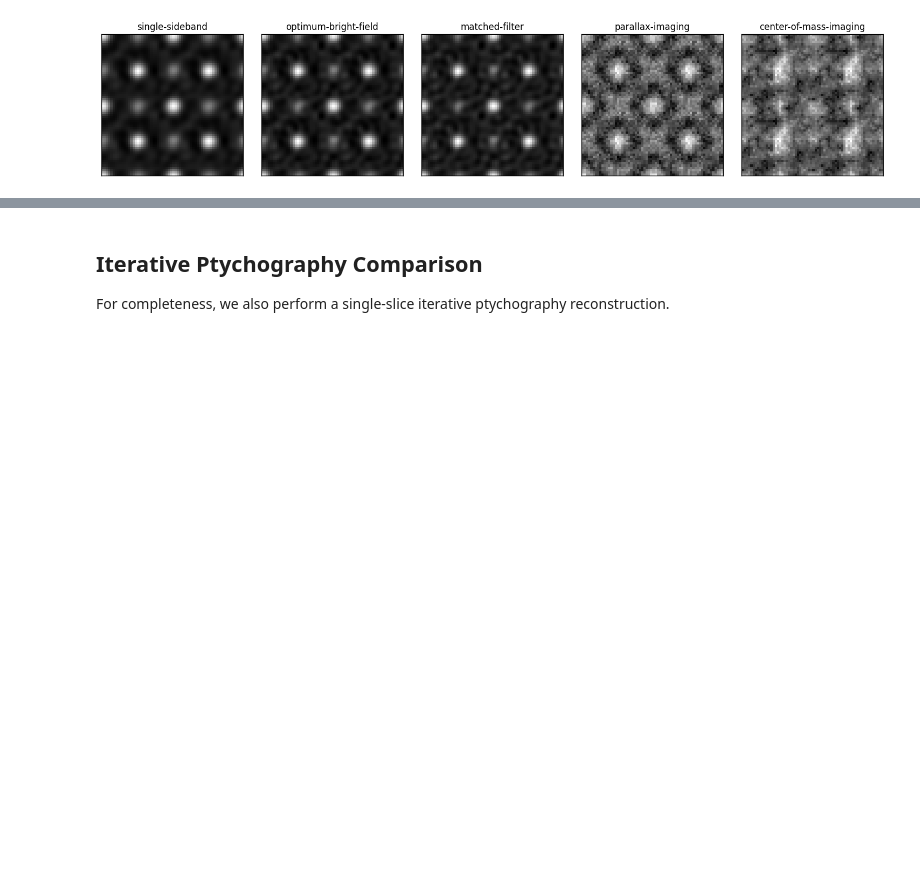
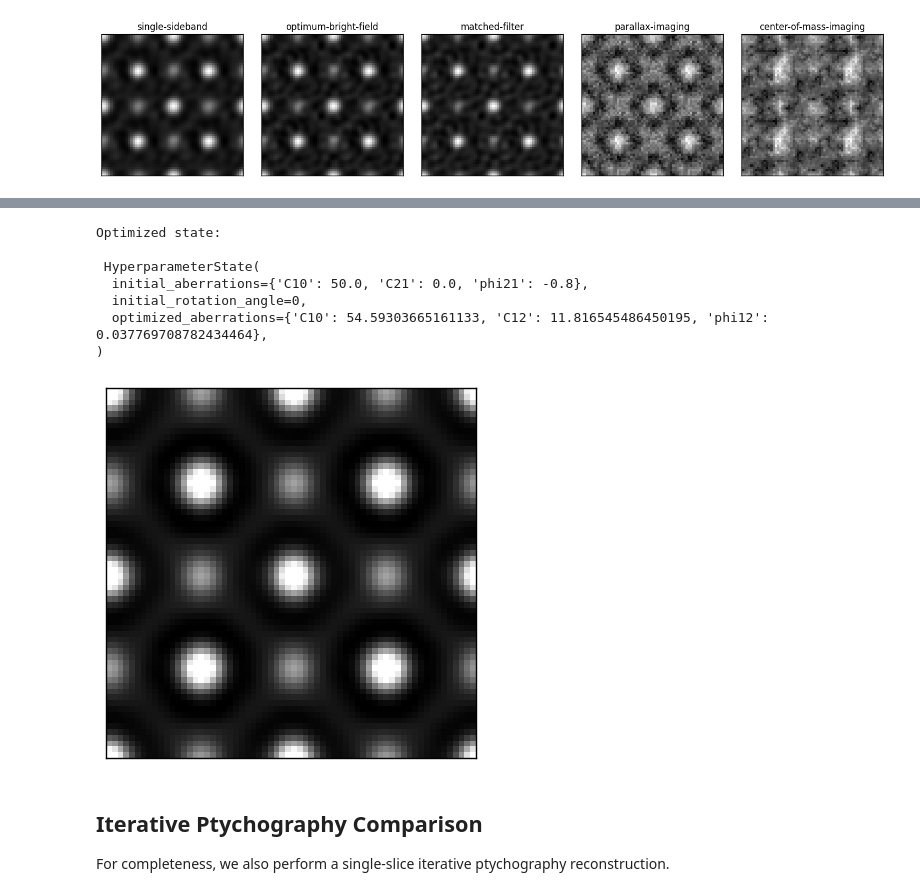
Before and after one commit to electronmicroscopy/quantem-tutorials, a Jupyter notebook: notebooks/crystalline_sample_phase_retrieval.ipynb, the cells around one changed output, grey strips where cells are left out. Saved outputs shown, nothing was run; the diff lists cells and outputs as text; code cells hidden in the pictures; blank space fills up the shorter version.

Commit message:
updates with least squares fitting

```diff
--- a/notebooks/crystalline_sample_phase_retrieval.ipynb
+++ b/notebooks/crystalline_sample_phase_retrieval.ipynb
@@ -276,3 +302,27 @@ Optimized state:
+# %%
+direct_ptychography_classes[1][0].fit_hyperparameters_least_squares(
+    aberration_coefs={"C10":0}, # start with zero to show fit
+    # cartesian_basis="low_order", # default, ["C10","C12_a","C12_b","C21_a","C21_b","C30"]
+    # cartesian_basis=["C10"], # only C10
+    cartesian_basis=[["C10"]]*4, # only C10, but recursively refine fit 4 times
+    verbose=True,
+)
+
+em.visualization.show_2d(
+    np.tile(
+        direct_ptychography_classes[1][0].reconstruct().obj,
+        (2,2)
+    )
+);
+# %% [output]
+Optimized state:
+
+ HyperparameterState(
+  initial_aberrations={'C10': 50.0, 'C21': 0.0, 'phi21': -0.8},
+  initial_rotation_angle=0,
+  optimized_aberrations={'C10': 54.59303665161133, 'C12': 11.816545486450195, 'phi12': 0.037769708782434464},
+)
+[figure, added]
 # %% [markdown]
 ## Iterative Ptychography Comparison
 
```
Also changed, not shown: parts of 5 cells of this notebook, 3 other files.
